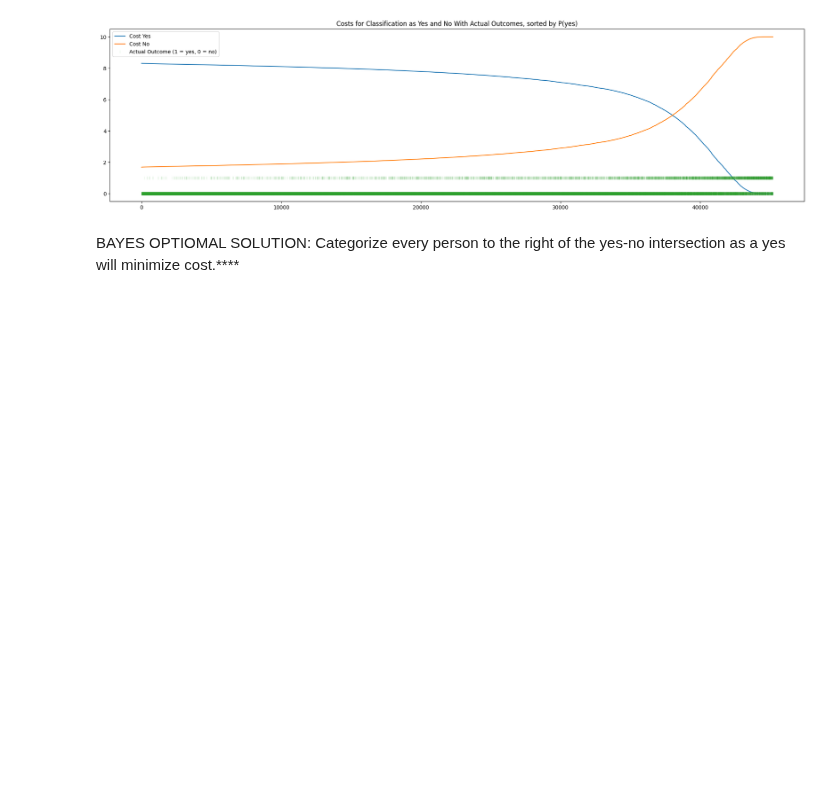
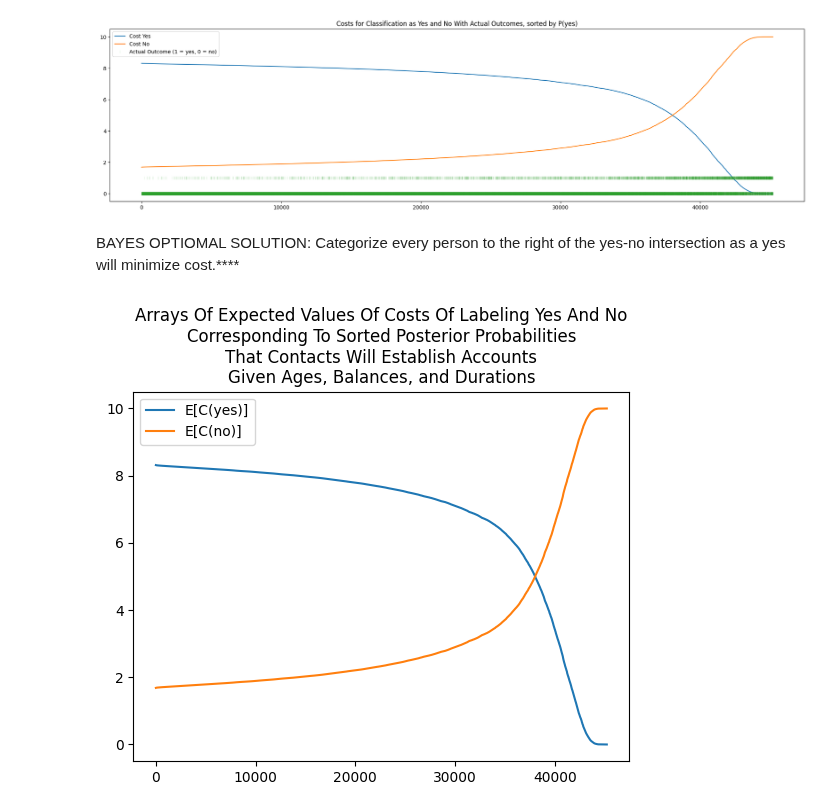
Before and after one commit to tslever/Tom_Levers_Public_Git_Repository, a Jupyter notebook: UVA/5--Bayesian_Machine_Learning/Homework_2--Bayes_Optimal_Classifiers/Homework_2--Bayes_Optimal_Classifiers.ipynb, the cells around one changed output. Cells and saved outputs as stored; diff of their text form; code cells hidden in the pictures; blank space fills up the shorter version.

Commit message:
Created data frame of persons, posterior probabilities, expected values of costs of labeling yes and no, and predictions

```diff
--- a/UVA/5--Bayesian_Machine_Learning/Homework_2--Bayes_Optimal_Classifiers/Homework_2--Bayes_Optimal_Classifiers.ipynb
+++ b/UVA/5--Bayesian_Machine_Learning/Homework_2--Bayes_Optimal_Classifiers/Homework_2--Bayes_Optimal_Classifiers.ipynb
@@ -346,3 +278,82 @@ Text(0.5, 1.0, 'Costs for Classification as Yes and No With Actual Outcomes, sor
 [figure]
 # %% [markdown]
 BAYES OPTIOMAL SOLUTION:  Categorize every person to the right of the yes-no intersection as a yes will minimize cost.****
+# %%
+import matplotlib.pyplot as plt
+import numpy as np
+import pandas as pd
+import scipy
+def predict_whether_or_not_contact_will_establish_account(array_of_ages_balances_and_durations):
+    data_frame_of_info_for_contacts_and_indicators_of_whether_contact_established_account = pd.read_csv('Data_Frame_Of_Info_For_Contacts_And_Indicators_Of_Whether_Contact_Established_Account.csv', sep=';')
+    mask_for_selecting_contacts_that_established_accounts = data_frame_of_info_for_contacts_and_indicators_of_whether_contact_established_account['y'] == 'yes'
+    data_frame_of_info_for_contacts_and_indicators_that_contact_established_account = data_frame_of_info_for_contacts_and_indicators_of_whether_contact_established_account[mask_for_selecting_contacts_that_established_accounts]
+    array_of_ages_balances_and_durations_for_contacts_who_established_accounts = data_frame_of_info_for_contacts_and_indicators_that_contact_established_account[['age', 'balance', 'duration']].to_numpy()
+    array_of_means_of_age_balance_and_duration_for_contacts_who_established_accounts = np.mean(array_of_ages_balances_and_durations_for_contacts_who_established_accounts, axis = 0)
+    array_of_variances_and_covariances_of_age_balance_and_duration_for_contacts_who_established_accounts = np.cov(np.transpose(array_of_ages_balances_and_durations_for_contacts_who_established_accounts))
+    array_of_likelihoods_of_array_of_ages_balances_and_durations_given_contacts_established_accounts = scipy.stats.multivariate_normal.pdf(
+        x = array_of_ages_balances_and_durations,
+        mean = array_of_means_of_age_balance_and_duration_for_contacts_who_established_accounts,
+        cov = array_of_variances_and_covariances_of_age_balance_and_duration_for_contacts_who_established_accounts
+    )
+    mask_for_selecting_contacts_that_did_not_establish_accounts = data_frame_of_info_for_contacts_and_indicators_of_whether_contact_established_account['y'] == 'no'
+    data_frame_of_info_for_contacts_and_indicators_that_contact_did_not_establish_account = data_frame_of_info_for_contacts_and_indicators_of_whether_contact_established_account[mask_for_selecting_contacts_that_did_not_establish_accounts]
+    array_of_ages_balances_and_durations_for_contacts_who_did_not_establish_accounts = data_frame_of_info_for_contacts_and_indicators_that_contact_did_not_establish_account[['age', 'balance', 'duration']].to_numpy()
+    array_of_means_of_age_balance_and_duration_for_contacts_who_did_not_establish_accounts = np.mean(array_of_ages_balances_and_durations_for_contacts_who_did_not_establish_accounts, axis = 0)
+    array_of_variances_and_covariances_of_age_balance_and_duration_for_contacts_who_did_not_establish_accounts = np.cov(np.transpose(array_of_ages_balances_and_durations_for_contacts_who_did_not_establish_accounts))
+    array_of_likelihoods_of_array_of_ages_balances_and_durations_given_contacts_did_not_establish_accounts = scipy.stats.multivariate_normal.pdf(
+        x = array_of_ages_balances_and_durations,
+        mean = array_of_means_of_age_balance_and_duration_for_contacts_who_did_not_establish_accounts,
+        cov = array_of_variances_and_covariances_of_age_balance_and_duration_for_contacts_who_did_not_establish_accounts
+    )
+    prior_probability_that_contact_will_establish_account = 0.5
+    prior_probability_that_contact_will_not_establish_account = 0.5
+    array_of_total_and_marginal_probabilities = (
+        array_of_likelihoods_of_array_of_ages_balances_and_durations_given_contacts_established_accounts * prior_probability_that_contact_will_establish_account
+        + array_of_likelihoods_of_array_of_ages_balances_and_durations_given_contacts_did_not_establish_accounts * prior_probability_that_contact_will_not_establish_account
+    )
+    array_of_posterior_probabilities_that_contacts_will_establish_account_given_ages_balances_and_durations = (
+        array_of_likelihoods_of_array_of_ages_balances_and_durations_given_contacts_established_accounts
+        * prior_probability_that_contact_will_establish_account
+        / array_of_total_and_marginal_probabilities
+    )
+    array_of_posterior_probabilities_that_contacts_will_not_establish_account_given_ages_balances_and_durations = (
+        array_of_likelihoods_of_array_of_ages_balances_and_durations_given_contacts_did_not_establish_accounts
+        * prior_probability_that_contact_will_not_establish_account
+        / array_of_total_and_marginal_probabilities
+    )
+    cost_of_construing_yes_as_yes = 0 # cost of True Positive
+    cost_of_construing_no_as_yes = 10 # cost of False Positive
+    cost_of_construing_yes_as_no = 10 # cost of False Negative
+    cost_of_construing_no_as_no = 0 # cost of True Negative
+    array_of_expected_values_of_cost_of_labeling_yes = (
+        array_of_posterior_probabilities_that_contacts_will_establish_account_given_ages_balances_and_durations * cost_of_construing_yes_as_yes
+        + array_of_posterior_probabilities_that_contacts_will_not_establish_account_given_ages_balances_and_durations * cost_of_construing_no_as_yes
+    )
+    array_of_expected_values_of_cost_of_labeling_no = (
+        array_of_posterior_probabilities_that_contacts_will_establish_account_given_ages_balances_and_durations * cost_of_construing_yes_as_no
+        + array_of_posterior_probabilities_that_contacts_will_not_establish_account_given_ages_balances_and_durations * cost_of_construing_no_as_no
+    )
+    # Expected value of cost of labeling yes decreases as posterior probability that contact will establish account given age, balance, and duration increases.
+    array_of_indices_that_would_sort_in_ascending_order_array_of_posterior_probabilities_that_contacts_will_establish_accounts_given_ages_balances_and_durations = np.argsort(array_of_posterior_probabilities_that_contacts_will_establish_account_given_ages_balances_and_durations)
+    array_of_expected_values_of_cost_of_labeling_yes_corresponding_to_sorted_posterior_probabilities_that_contacts_will_establish_accounts_given_ages_balances_and_durations = array_of_expected_values_of_cost_of_labeling_yes[array_of_indices_that_would_sort_in_ascending_order_array_of_posterior_probabilities_that_contacts_will_establish_accounts_given_ages_balances_and_durations]
+    array_of_expected_values_of_cost_of_labeling_no_corresponding_to_sorted_posterior_probabilities_that_contacts_will_establish_accounts_given_ages_balances_and_durations = array_of_expected_values_of_cost_of_labeling_no[array_of_indices_that_would_sort_in_ascending_order_array_of_posterior_probabilities_that_contacts_will_establish_accounts_given_ages_balances_and_durations]
+    data_frame_of_persons_posterior_probabilities_expected_values_of_cost_of_labeling_yes_and_no_and_predictions = pd.DataFrame({
+        "Person": array_of_indices_that_would_sort_in_ascending_order_array_of_posterior_probabilities_that_contacts_will_establish_accounts_given_ages_balances_and_durations,
+        "P(yes | age, balance, duration)": array_of_posterior_probabilities_that_contacts_will_establish_account_given_ages_balances_and_durations[array_of_indices_that_would_sort_in_ascending_order_array_of_posterior_probabilities_that_contacts_will_establish_accounts_given_ages_balances_and_durations],
+        "E[C(yes)]": array_of_expected_values_of_cost_of_labeling_yes_corresponding_to_sorted_posterior_probabilities_that_contacts_will_establish_accounts_given_ages_balances_and_durations,
+        "E[C(no)]": array_of_expected_values_of_cost_of_labeling_no_corresponding_to_sorted_posterior_probabilities_that_contacts_will_establish_accounts_given_ages_balances_and_durations,
+        "Prediction": "no"
+    })
+    plt.plot(array_of_expected_values_of_cost_of_labeling_yes_corresponding_to_sorted_posterior_probabilities_that_contacts_will_establish_accounts_given_ages_balances_and_durations, label = 'E[C(yes)]')
+    plt.plot(array_of_expected_values_of_cost_of_labeling_no_corresponding_to_sorted_posterior_probabilities_that_contacts_will_establish_accounts_given_ages_balances_and_durations, label = 'E[C(no)]')
+    plt.legend()
+    plt.title('Arrays Of Expected Values Of Costs Of Labeling Yes And No\nCorresponding To Sorted Posterior Probabilities\nThat Contacts Will Establish Accounts\nGiven Ages, Balances, and Durations')
+    plt.show()
+    mask_for_selecting_persons_where_expected_value_of_cost_of_labeling_yes_is_less_than_expected_value_of_cost_labeling_no = data_frame_of_persons_posterior_probabilities_expected_values_of_cost_of_labeling_yes_and_no_and_predictions["E[C(yes)]"] < data_frame_of_persons_posterior_probabilities_expected_values_of_cost_of_labeling_yes_and_no_and_predictions["E[C(no)]"]
+    data_frame_of_persons_posterior_probabilities_expected_values_of_cost_of_labeling_yes_and_no_and_predictions[mask_for_selecting_persons_where_expected_value_of_cost_of_labeling_yes_is_less_than_expected_value_of_cost_labeling_no] = "yes"
+    print(data_frame_of_persons_posterior_probabilities_expected_values_of_cost_of_labeling_yes_and_no_and_predictions)
+data_frame_of_info_for_contacts_and_indicators_of_whether_contact_established_account = pd.read_csv('Data_Frame_Of_Info_For_Contacts_And_Indicators_Of_Whether_Contact_Established_Account.csv', sep=';')
+array_of_ages_balances_and_durations = data_frame_of_info_for_contacts_and_indicators_of_whether_contact_established_account[['age', 'balance', 'duration']].to_numpy()
+predict_whether_or_not_contact_will_establish_account(array_of_ages_balances_and_durations)
+# %% [output]
+[figure, added]
```
Also changed, not shown: parts of 2 cells of this notebook.
